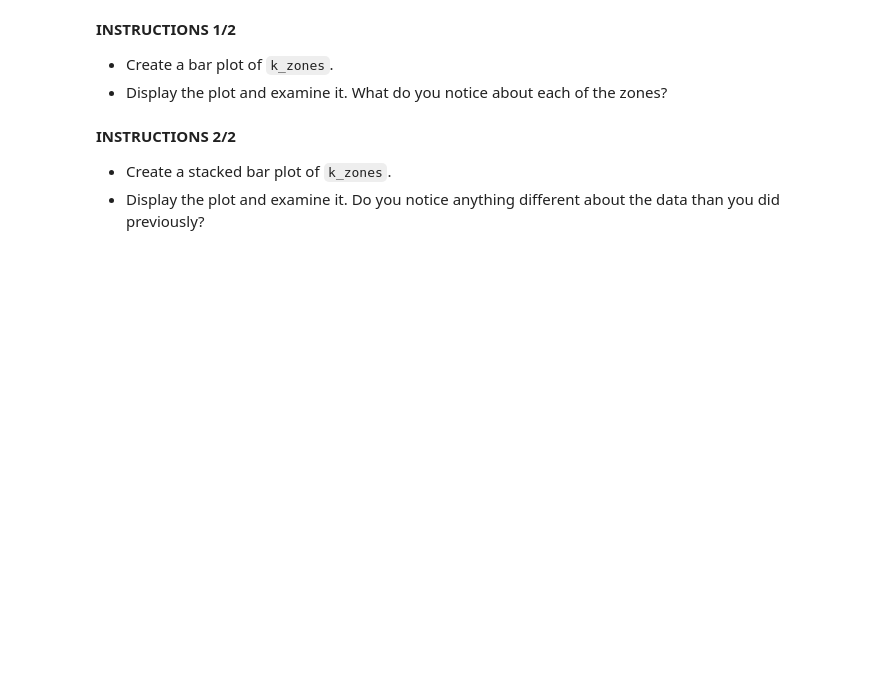
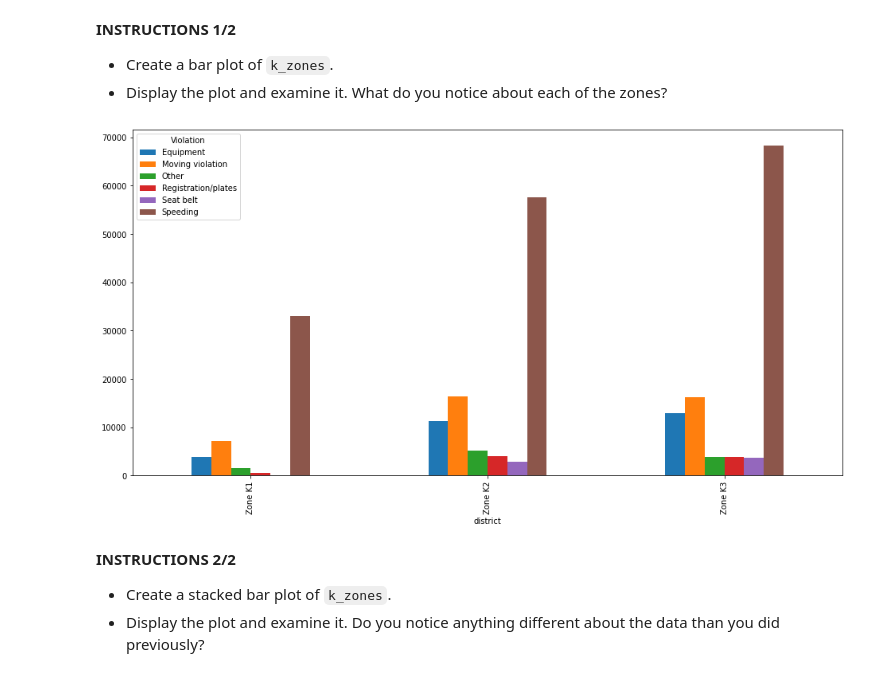
Before and after one commit to Ertugrul-Kurubal/Data-Analysis-With-Python-Projects, a Jupyter notebook: 03-Visual Exploratory Data Analysis (Student).ipynb, the cells around one changed output. Saved outputs shown, nothing was run; the diff lists cells and outputs as text; code cells hidden in the pictures; blank space fills up the shorter version.

Commit message:
Violation Graph

```diff
--- a/03-Visual Exploratory Data Analysis (Student).ipynb
+++ b/03-Visual Exploratory Data Analysis (Student).ipynb
@@ -410,6 +410,11 @@ First you'll create a **bar plot**, which is an appropriate plot type since you'
 
 *   Create a bar plot of ``k_zones``.
 *   Display the plot and examine it. What do you notice about each of the zones?
+# %%
+k_zones.plot.bar(figsize=(16,8))
+plt.legend(title='Violation');
+# %% [output]
+[figure, added]
 # %% [markdown]
 **INSTRUCTIONS 2/2**
 
```
